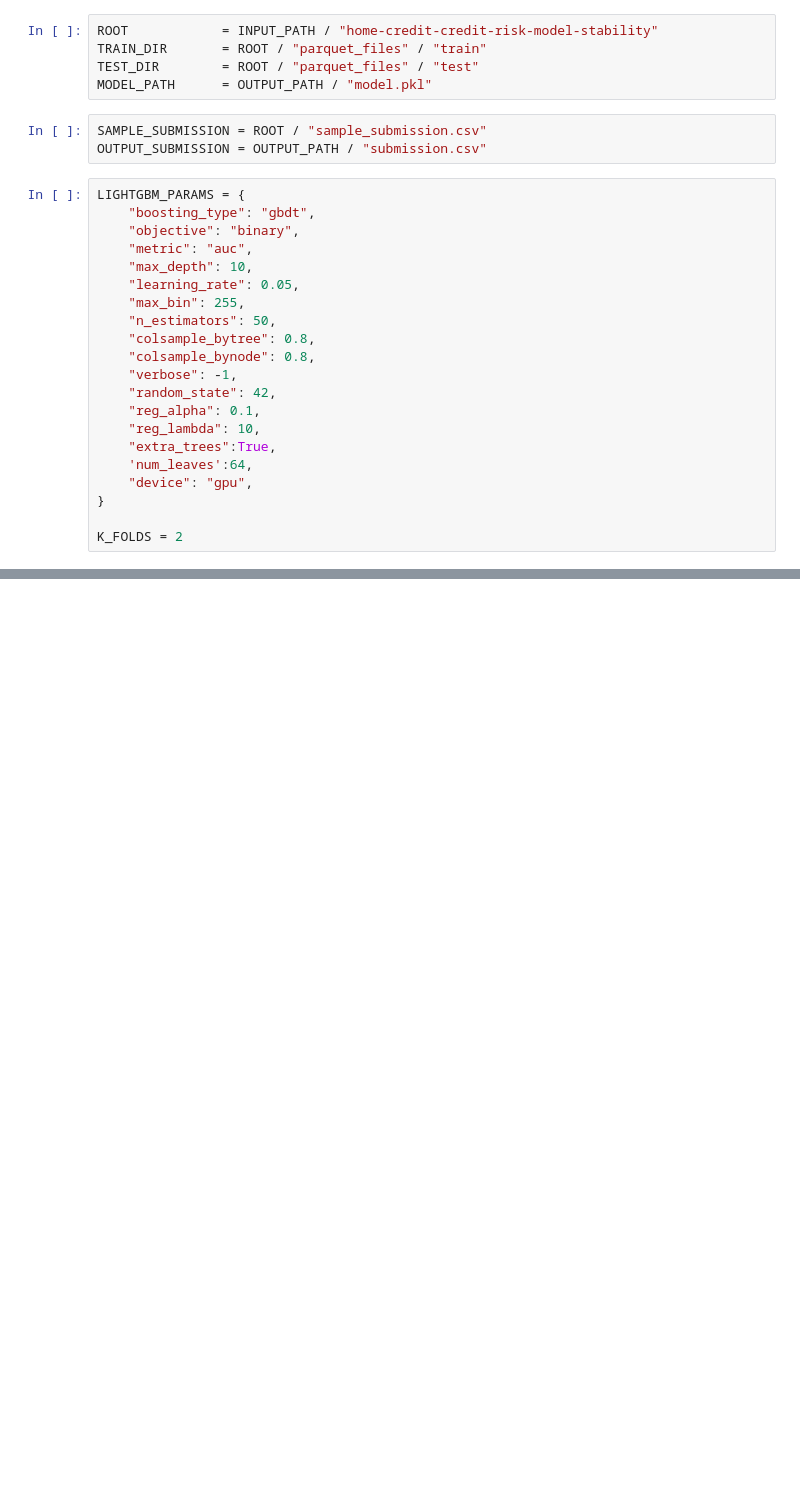
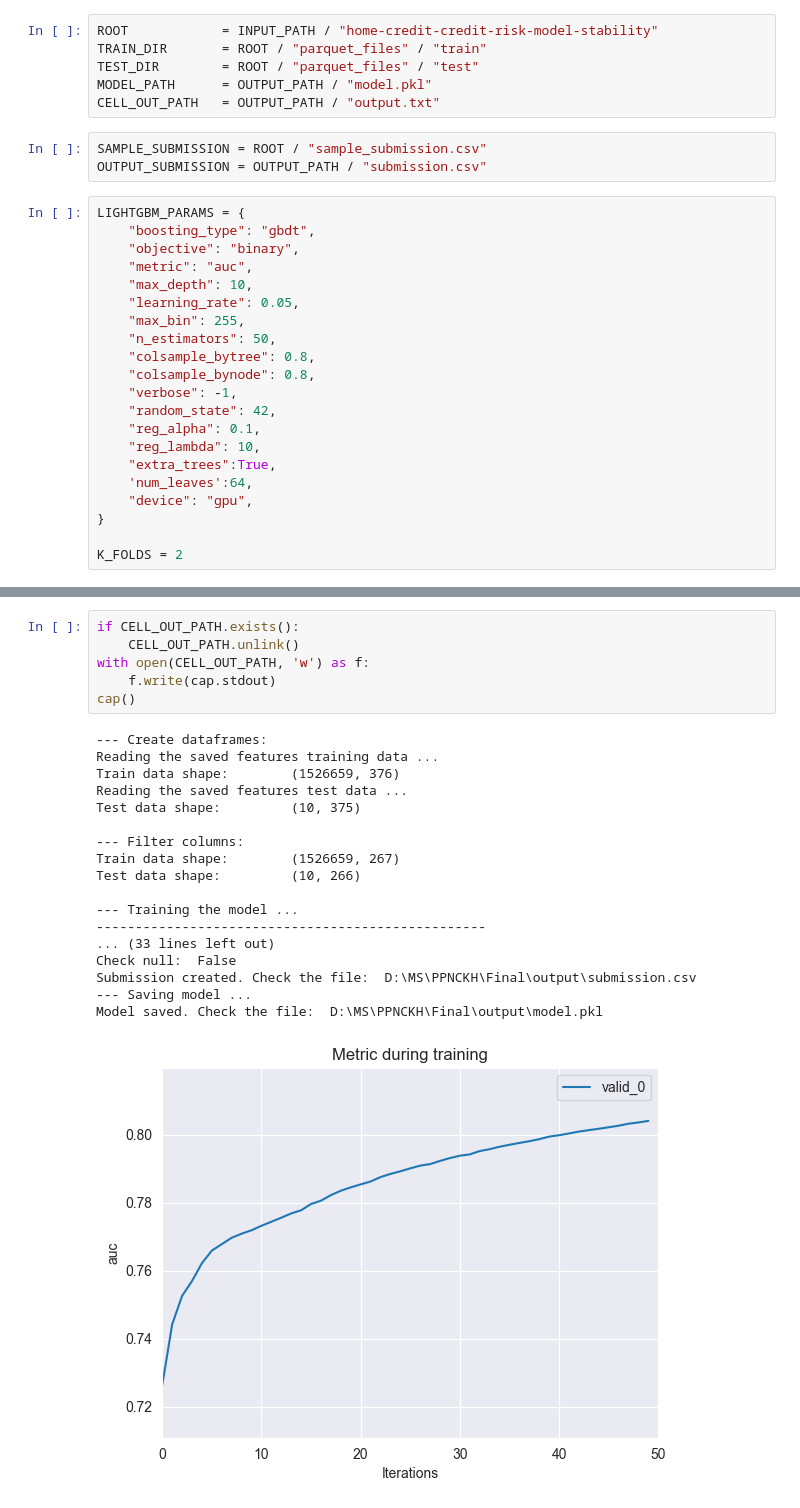
Before and after one commit to thanhbuigithub/Kaggle_HomeCredit, a Jupyter notebook: inferrence.ipynb, the cells around one changed output, grey strips where cells are left out. Drawn from its saved outputs; the diff is of its cells as text; blank space fills up the shorter version.

Commit message:
feat: save plot and output

```diff
--- a/inferrence.ipynb
+++ b/inferrence.ipynb
@@ -13,6 +13,7 @@ ROOT            = INPUT_PATH / "home-credit-credit-risk-model-stability"
 TRAIN_DIR       = ROOT / "parquet_files" / "train"
 TEST_DIR        = ROOT / "parquet_files" / "test"
 MODEL_PATH      = OUTPUT_PATH / "model.pkl"
+CELL_OUT_PATH   = OUTPUT_PATH / "output.txt"
 # %%
 SAMPLE_SUBMISSION = ROOT / "sample_submission.csv"
 OUTPUT_SUBMISSION = OUTPUT_PATH / "submission.csv"
@@ -72,0 +57,25 @@ Model saved.
+# %%
+if CELL_OUT_PATH.exists():
+    CELL_OUT_PATH.unlink()
+with open(CELL_OUT_PATH, 'w') as f:
+    f.write(cap.stdout)
+cap()
+# %% [output]
+--- Create dataframes:
+Reading the saved features training data ...
+Train data shape:        (1526659, 376)
+Reading the saved features test data ...
+Test data shape:         (10, 375)
+
+--- Filter columns:
+Train data shape:        (1526659, 267)
+Test data shape:         (10, 266)
+
+--- Training the model ...
+--------------------------------------------------
+... (33 lines left out)
+Check null:  False
+Submission created. Check the file:  D:\MS\PPNCKH\Final\output\submission.csv
+--- Saving model ...
+Model saved. Check the file:  D:\MS\PPNCKH\Final\output\model.pkl
+[figure, added]
```
Also changed, not shown: parts of 2 cells of this notebook, 1 other file.
